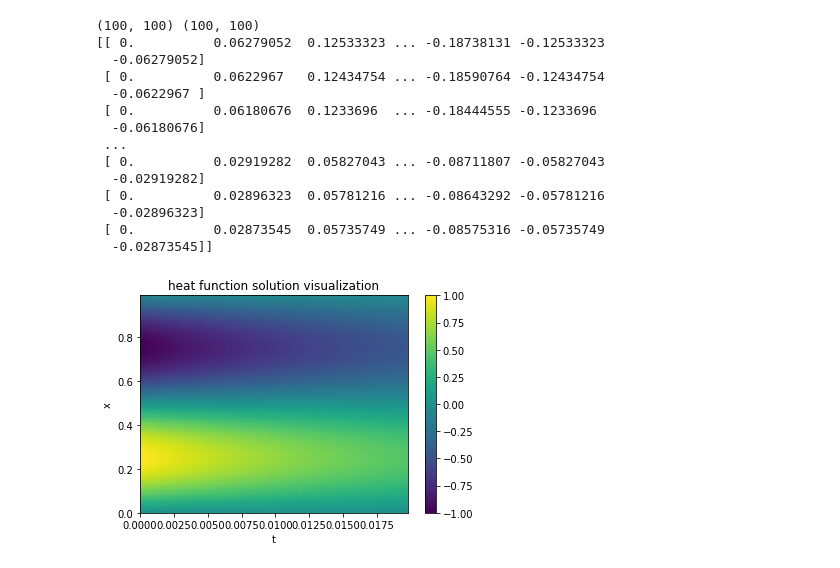
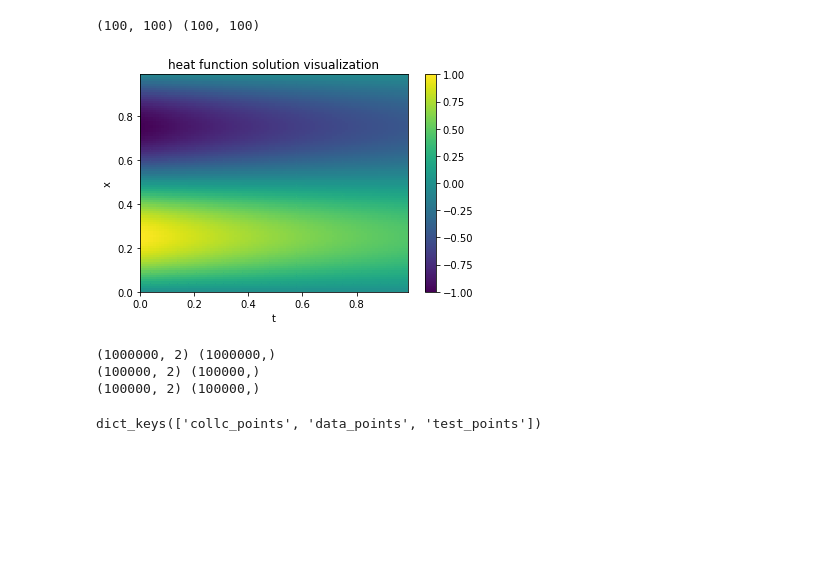
Before and after one commit to quantumiracle/nn_pde, a Jupyter notebook: torch/generate_heat_data.ipynb, the cells around one changed output. Saved outputs shown, nothing was run; the diff lists cells and outputs as text; code cells hidden in the pictures; blank space fills up the shorter version.

```diff
--- a/torch/generate_heat_data.ipynb
+++ b/torch/generate_heat_data.ipynb
@@ -9,41 +9,79 @@ np.random.seed(1234)
 # %%
 import numpy as np
 import matplotlib.pyplot as plt
 from numpy import ma
 from matplotlib import ticker, cm
 
 num_points = 100
-nu = 1
+nu = 0.02
 x_low, x_high = 0, 1
-t_low, t_high = 0, 0.02
+t_low, t_high = 0, 1
 x = np.arange(x_low, x_high, (x_high-x_low)/num_points)
-t = np.arange(0, 0.02, (t_high-t_low)/num_points)
+t = np.arange(t_low, t_high, (t_high-t_low)/num_points)
 
 X, T = np.meshgrid(x, t)
 print(X.shape, T.shape)
 solution = lambda  x, t: np.exp(-4 * np.pi**2 * t * nu)*np.sin(2*np.pi*x)
 Z = solution(X, T)
 
-print(Z)
+# print(Z)
 cs = plt.pcolor(T, X, Z)
 cbar = plt.colorbar(cs)
 plt.ylabel('x')
 plt.xlabel('t')
 plt.title('heat function solution visualization')
 plt.show()
 # %% [output]
 (100, 100) (100, 100)
-[[ 0.          0.06279052  0.12533323 ... -0.18738131 -0.12533323
-  -0.06279052]
- [ 0.          0.0622967   0.12434754 ... -0.18590764 -0.12434754
-  -0.0622967 ]
- [ 0.          0.06180676  0.1233696  ... -0.18444555 -0.1233696
-  -0.06180676]
- ...
- [ 0.          0.02919282  0.05827043 ... -0.08711807 -0.05827043
-  -0.02919282]
- [ 0.          0.02896323  0.05781216 ... -0.08643292 -0.05781216
-  -0.02896323]
- [ 0.          0.02873545  0.05735749 ... -0.08575316 -0.05735749
-  -0.02873545]]
-[figure, old version]
+[figure, new version]
+# %%
+def generate_data(N_e=1e2, N_d=1e2, N_t=1e2, path=''):
+    # collocation points
+    x_low, x_high = 0, 1
+    t_low, t_high = 0, 1
+    num_points = int(np.sqrt(N_e))
+    x = np.arange(x_low, x_high, (x_high-x_low)/num_points)
+    t = np.arange(t_low, t_high, (t_high-t_low)/num_points)
+    X, T = np.meshgrid(x, t)
+    collc_z = solution(X, T).reshape(-1)
+    collc_x = X.reshape(X.shape[0]*X.shape[1], 1)
+    collc_t = T.reshape(T.shape[0]*T.shape[1], 1)
+    collc_xt = np.concatenate((collc_x, collc_t), axis=-1)
+    print(collc_xt.shape, collc_z.shape)
+
+    def generate_random(N_d):
+        data_xt = []
+        rand_x = np.random.uniform(x_low, x_high, int(N_d))
+        rand_t = np.random.uniform(t_low, t_high, int(N_d))
+
+        data_z = solution(rand_x, rand_t)
+        rand_x = rand_x.reshape(rand_x.shape[0], 1)
+        rand_t = rand_t.reshape(rand_t.shape[0], 1)
+        data_xt = np.concatenate((rand_x, rand_t), axis=-1)
+        print(data_xt.shape, data_z.shape)
+        return data_xt, data_z
+
+    # data points
+    data_xt, data_z = generate_random(N_d)
+
+    # test points
+    test_xt, test_z = generate_random(N_t)
+
+    data_dict = {'collc_points': {'xt': collc_xt, 'z': collc_z},
+                'data_points': {'xt': data_xt, 'z': data_z},
+                'test_points': {'xt': test_xt, 'z': test_z},
+                }
+
+    np.save(path, data_dict)
+
+generate_data(N_e=1e6, N_d=1e5, N_t=1e5, path='data/heat_equation_data.npy')
+# %% [output]
+(1000000, 2) (1000000,)
+(100000, 2) (100000,)
+(100000, 2) (100000,)
+# %%
+data = np.load('data/heat_equation_data.npy', allow_pickle=True)
+data = data.item()
+print(data.keys())
+# %% [output]
+dict_keys(['collc_points', 'data_points', 'test_points'])
```
Also changed, not shown: 20 other files.
